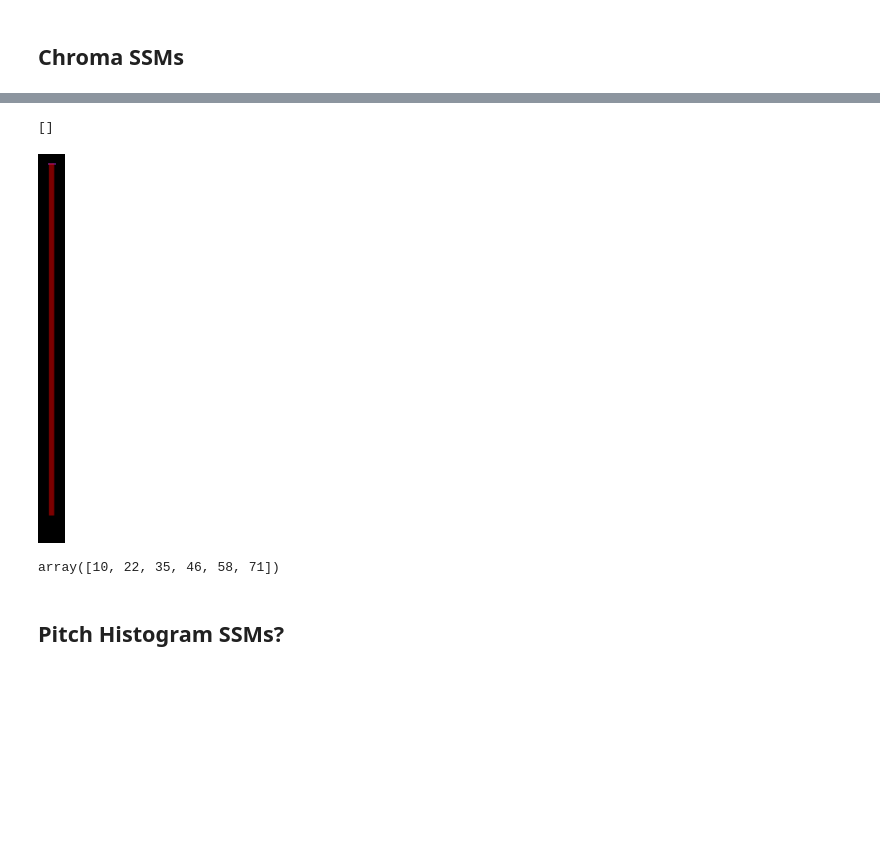
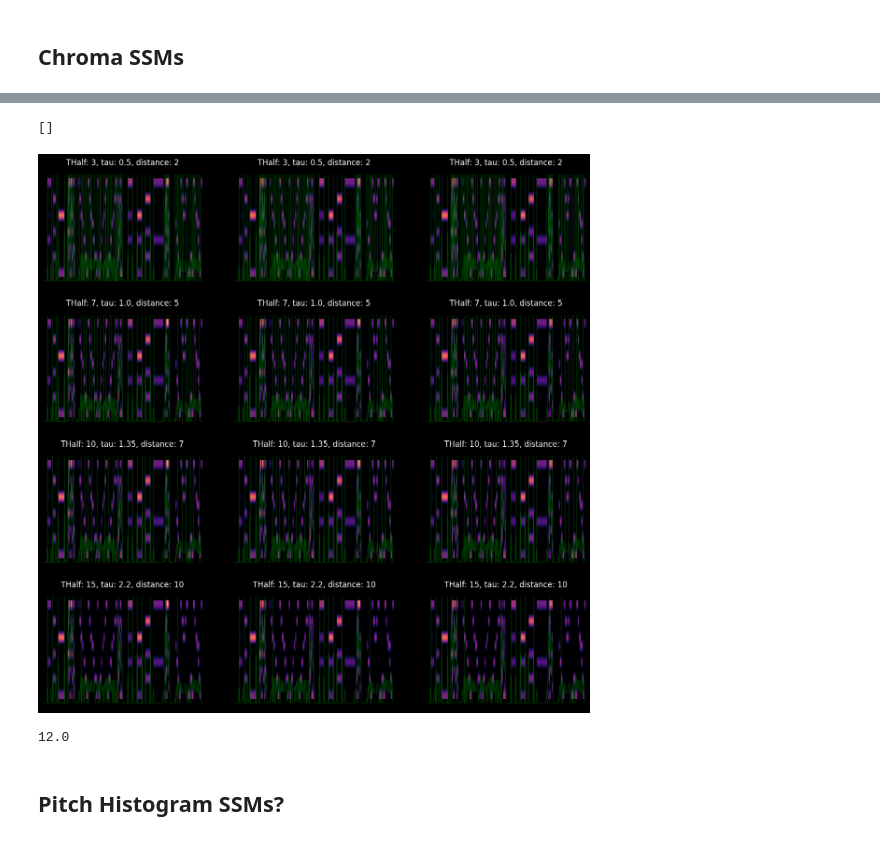
Before and after one commit to finlaymiller/midi_segmentation, a Jupyter notebook: ssm_midi.ipynb, the cells around one changed output, grey strips where cells are left out. Cells and saved outputs as stored; diff of their text form; code cells hidden in the pictures; blank space fills up the shorter version.

```diff
--- a/ssm_midi.ipynb
+++ b/ssm_midi.ipynb
@@ -160,27 +158,41 @@ plt.show()
-# %%
-chrom = midi_data.get_chroma(2)
-ssm_chrom = np.dot(np.transpose(chrom), chrom)
-novelty_curve = ssm_utils.compute_novelty_ssm(ssm_chrom, L=1, exclude=True)
-boundary = ssm_utils.get_boundaries(
-    novelty_curve,
-    np.array(range(0, chrom.shape[1])),
-    {"Thalf": 10, "tau": 1.35, "distance": 7},
-)
-
-# plot
-plt.imshow(chrom)
-plt.vlines(
-    boundary[1], axs[i].dataLim.y0, axs[i].dataLim.y1, "r", linewidth=1, alpha=0.4
-)
-plt.axis("off")
-plt.plot()
-# %% [output]
-[]
-[figure, removed]
-# %%
-boundary[1]
-# %% [output]
-array([10, 22, 35, 46, 58, 71])
+# %%
+Thalfs = [3, 7, 10, 15]
+thresholds = [0.5, 1.0, 1.35, 2.2]
+distances = [2, 5, 7, 10]
+
+fig, axs = plt.subplots(4, 3, figsize=(15, 15))
+chrom = midi_data.get_chroma(10)
+
+for i, row in enumerate(axs):
+    for j, ax in enumerate(row):
+        ssm_chrom = np.dot(np.transpose(chrom), chrom)
+        novelty_curve = ssm_utils.compute_novelty_ssm(ssm_chrom, L=1, exclude=True)
+        boundary = ssm_utils.get_boundaries(
+            novelty_curve,
+            np.array(range(0, chrom.shape[1])),
+            {"Thalf": Thalfs[i], "tau": thresholds[i], "distance": distances[i]},
+        )
+
+        ax.set_title(
+            rf"THalf: {Thalfs[i]}, tau: {thresholds[i]}, distance: {distances[i]}"
+        )
+        ax.imshow(chrom, aspect="auto", cmap="magma")
+        ax.plot(
+            (1 - novelty_curve / novelty_curve.max()) * chrom.shape[0],
+            "g",
+            linewidth=1,
+            alpha=0.4,
+        )
+        ax.vlines(boundary[1], -1, chrom.shape[0], "g", linewidth=1, alpha=0.4)
+        ax.axis("off")
+plt.plot()
+# %% [output]
+[]
+[figure, added]
+# %%
+((1 - novelty_curve / novelty_curve.max()) * chrom.shape[0]).max()
+# %% [output]
+12.0
 # %% [markdown]
 ## Pitch Histogram SSMs?
 # %%
```
Also changed, not shown: parts of 4 cells of this notebook, 2 other files.
